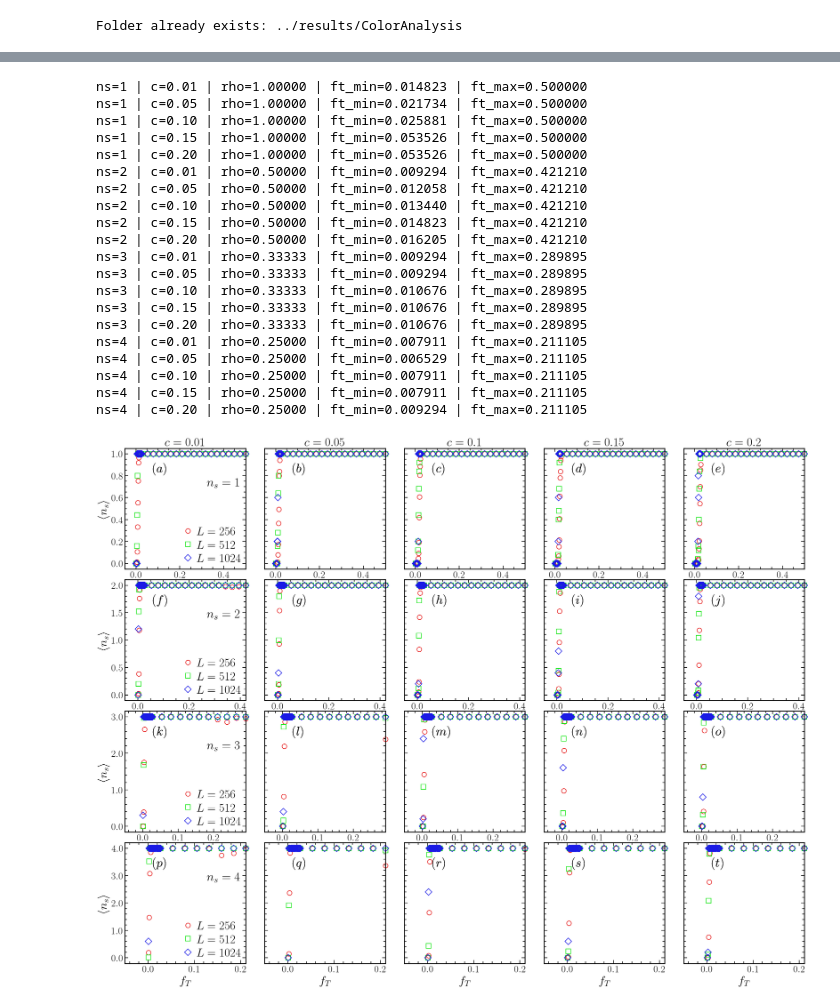
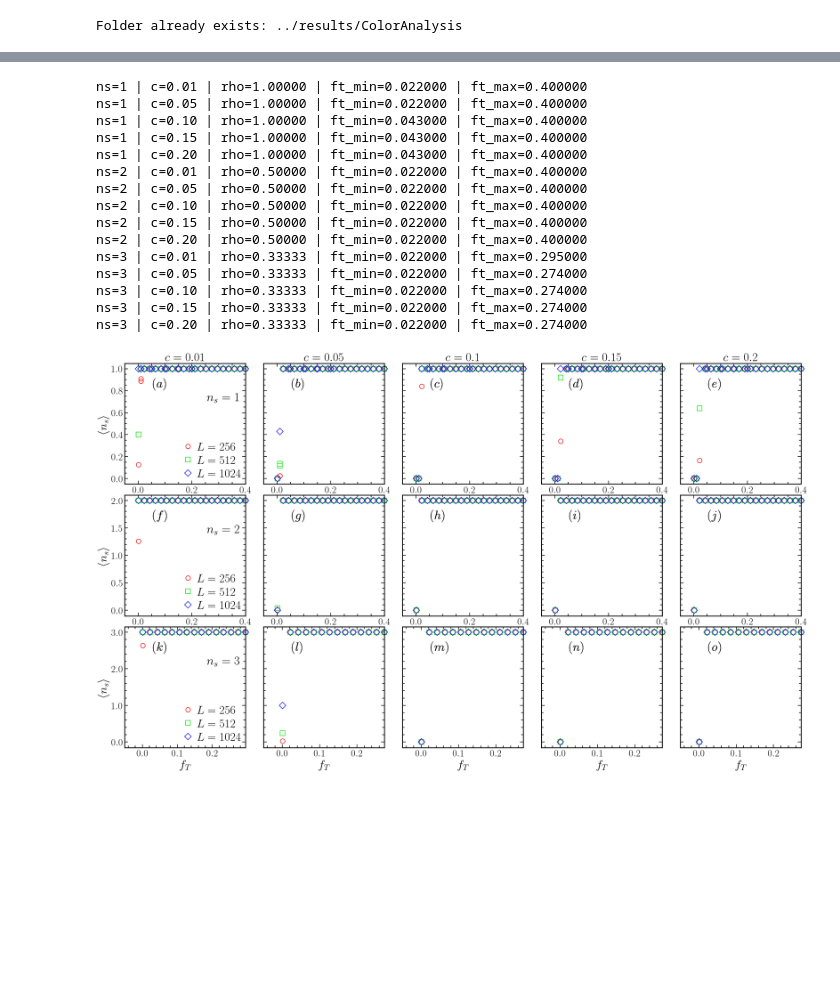
Before and after one commit to JuniorAlencar/self_organization_percolation, a Jupyter notebook: jupyter/Colors_Analysis_3D.ipynb, the cells around one changed output, grey strips where cells are left out. Saved outputs shown, nothing was run; the diff lists cells and outputs as text; code cells hidden in the pictures; blank space fills up the shorter version.

Commit message:
update figures

```diff
--- a/jupyter/Colors_Analysis_3D.ipynb
+++ b/jupyter/Colors_Analysis_3D.ipynb
@@ -50,56 +50,50 @@ fig, axes, parms, ft_bounds = plot_nc_dynamic_grid(
     df_dynamic=df_dynamic,
     df_series=df_series,
     L_lst=[256, 512, 1024],
-    ns_lst=[1, 2, 3, 4],
+    ns_lst=[1, 2, 3],
     c_lst=[0.01, 0.05, 0.1, 0.15, 0.2],
-    window=300,
     base=5,
     dim=3,
     order=0,
     p0=0.6,
     wspace=0.01,
     hspace=0.09,
     legend_loc='lower right',
     tick_fs=23,
     label_fs=29,
     title_fs=29,
     p_cut=0.70,
     ms=11,
     mew=1.4,
     print_bounds=True,
     fs_legend=28,
     ns_text_x=0.68,
     ns_text_y=0.76,
     ns_text_fs=30,
     panel_label_x=0.23,
     panel_label_y=0.88,
     panel_label_fs=30,
     savepath=results_folder + '/n_s_3D.pdf',
 )
 
 plt.show()
 # %% [output]
-ns=1 | c=0.01 | rho=1.00000 | ft_min=0.014823 | ft_max=0.500000
-ns=1 | c=0.05 | rho=1.00000 | ft_min=0.021734 | ft_max=0.500000
-ns=1 | c=0.10 | rho=1.00000 | ft_min=0.025881 | ft_max=0.500000
-ns=1 | c=0.15 | rho=1.00000 | ft_min=0.053526 | ft_max=0.500000
-ns=1 | c=0.20 | rho=1.00000 | ft_min=0.053526 | ft_max=0.500000
-ns=2 | c=0.01 | rho=0.50000 | ft_min=0.009294 | ft_max=0.421210
-ns=2 | c=0.05 | rho=0.50000 | ft_min=0.012058 | ft_max=0.421210
-ns=2 | c=0.10 | rho=0.50000 | ft_min=0.013440 | ft_max=0.421210
-ns=2 | c=0.15 | rho=0.50000 | ft_min=0.014823 | ft_max=0.421210
-ns=2 | c=0.20 | rho=0.50000 | ft_min=0.016205 | ft_max=0.421210
-ns=3 | c=0.01 | rho=0.33333 | ft_min=0.009294 | ft_max=0.289895
-ns=3 | c=0.05 | rho=0.33333 | ft_min=0.009294 | ft_max=0.289895
-ns=3 | c=0.10 | rho=0.33333 | ft_min=0.010676 | ft_max=0.289895
-ns=3 | c=0.15 | rho=0.33333 | ft_min=0.010676 | ft_max=0.289895
-ns=3 | c=0.20 | rho=0.33333 | ft_min=0.010676 | ft_max=0.289895
-ns=4 | c=0.01 | rho=0.25000 | ft_min=0.007911 | ft_max=0.211105
-ns=4 | c=0.05 | rho=0.25000 | ft_min=0.006529 | ft_max=0.211105
-ns=4 | c=0.10 | rho=0.25000 | ft_min=0.007911 | ft_max=0.211105
-ns=4 | c=0.15 | rho=0.25000 | ft_min=0.007911 | ft_max=0.211105
-ns=4 | c=0.20 | rho=0.25000 | ft_min=0.009294 | ft_max=0.211105
+ns=1 | c=0.01 | rho=1.00000 | ft_min=0.022000 | ft_max=0.400000
+ns=1 | c=0.05 | rho=1.00000 | ft_min=0.022000 | ft_max=0.400000
+ns=1 | c=0.10 | rho=1.00000 | ft_min=0.043000 | ft_max=0.400000
+ns=1 | c=0.15 | rho=1.00000 | ft_min=0.043000 | ft_max=0.400000
+ns=1 | c=0.20 | rho=1.00000 | ft_min=0.043000 | ft_max=0.400000
+ns=2 | c=0.01 | rho=0.50000 | ft_min=0.022000 | ft_max=0.400000
+ns=2 | c=0.05 | rho=0.50000 | ft_min=0.022000 | ft_max=0.400000
+ns=2 | c=0.10 | rho=0.50000 | ft_min=0.022000 | ft_max=0.400000
+ns=2 | c=0.15 | rho=0.50000 | ft_min=0.022000 | ft_max=0.400000
+ns=2 | c=0.20 | rho=0.50000 | ft_min=0.022000 | ft_max=0.400000
+ns=3 | c=0.01 | rho=0.33333 | ft_min=0.022000 | ft_max=0.295000
+ns=3 | c=0.05 | rho=0.33333 | ft_min=0.022000 | ft_max=0.274000
+ns=3 | c=0.10 | rho=0.33333 | ft_min=0.022000 | ft_max=0.274000
+ns=3 | c=0.15 | rho=0.33333 | ft_min=0.022000 | ft_max=0.274000
+ns=3 | c=0.20 | rho=0.33333 | ft_min=0.022000 | ft_max=0.274000
-[figure, old version]
+[figure, new version]
 # %%
 # PLOT <N_S>
 fig, axes, parms, ft_bounds = plot_pmean_series_grid(
```
Also changed, not shown: parts of 3 cells of this notebook, 19 other files.
